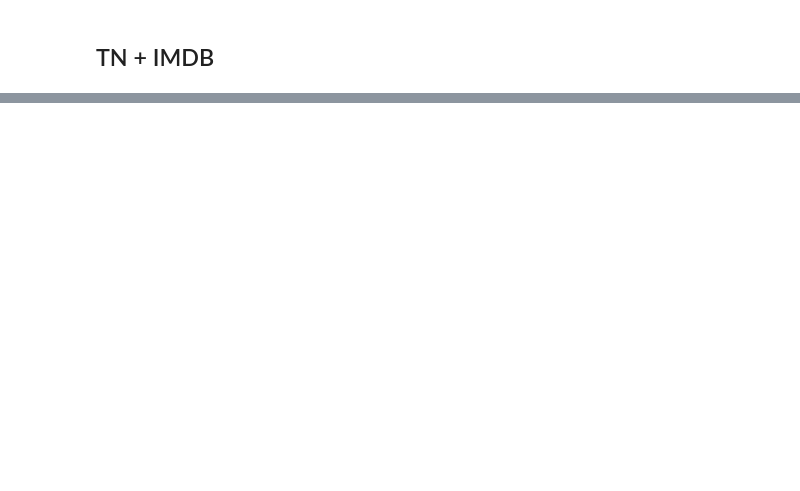
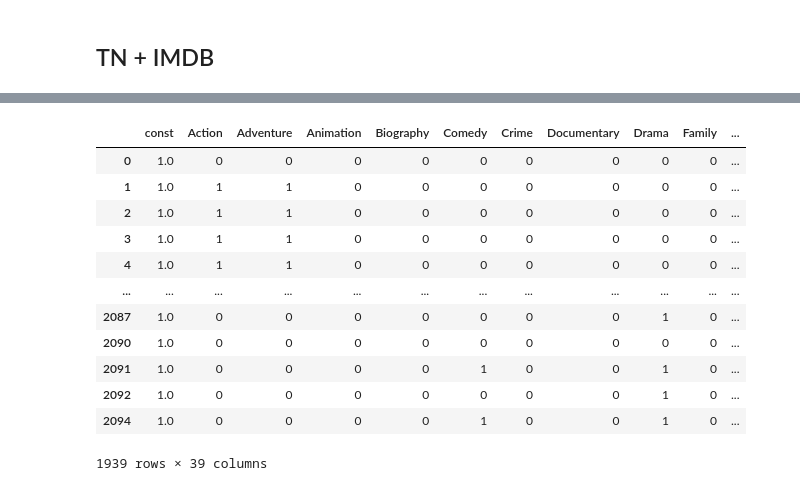
Before and after one commit to williambguo/ds-p2-project, a Jupyter notebook: code/eda.ipynb, the cells around one changed output, grey strips where cells are left out. Drawn from its saved outputs; the diff is of its cells as text; code cells hidden in the pictures; blank space fills up the shorter version.

```diff
--- a/code/eda.ipynb
+++ b/code/eda.ipynb
@@ -279,0 +342,3 @@ memory usage: 740.7+ KB
+# %%
+imdb.dropna(subset=['runtime_minutes'], inplace=True)
+imdb.info()
@@ -279,0 +368,10 @@ memory usage: 740.7+ KB
+# %%
+# Creating runtime buckets
+length60 = imdb['runtime_minutes'].between(0,60)
+length90 = imdb['runtime_minutes'].between(60,90)
+length120 = imdb['runtime_minutes'].between(90,120)
+length180 = imdb['runtime_minutes'].between(120,180)
+imdb['length_60'] = length60
+imdb['length_90'] = length90
+imdb['length_120'] = length120
+imdb['length_180'] = length180
@@ -279,0 +398,20 @@ memory usage: 740.7+ KB
+# %%
+y_5 = imdb['ROI']
+X_5 = imdb.drop(columns=['ROI', 'runtime_minutes', 'worldwide_gross', 'production_budget', 'title', 'premiere_day', 'premiere_year'])
+# %%
+X_5_augmented = sm.add_constant(X_5)
+X_5_augmented
+# %% [output]
+|  | const | Action | Adventure | Animation | Biography | Comedy | Crime | Documentary | Drama | Family | ... |
+| 0 | 1.0 | 0 | 0 | 0 | 0 | 0 | 0 | 0 | 0 | 0 | ... |
+| 1 | 1.0 | 1 | 1 | 0 | 0 | 0 | 0 | 0 | 0 | 0 | ... |
+| 2 | 1.0 | 1 | 1 | 0 | 0 | 0 | 0 | 0 | 0 | 0 | ... |
+| 3 | 1.0 | 1 | 1 | 0 | 0 | 0 | 0 | 0 | 0 | 0 | ... |
+| 4 | 1.0 | 1 | 1 | 0 | 0 | 0 | 0 | 0 | 0 | 0 | ... |
+| ... | ... | ... | ... | ... | ... | ... | ... | ... | ... | ... | ... |
+| 2087 | 1.0 | 0 | 0 | 0 | 0 | 0 | 0 | 0 | 1 | 0 | ... |
+| 2090 | 1.0 | 0 | 0 | 0 | 0 | 0 | 0 | 0 | 0 | 0 | ... |
+| 2091 | 1.0 | 0 | 0 | 0 | 0 | 1 | 0 | 0 | 1 | 0 | ... |
+| 2092 | 1.0 | 0 | 0 | 0 | 0 | 0 | 0 | 0 | 1 | 0 | ... |
+| 2094 | 1.0 | 0 | 0 | 0 | 0 | 1 | 0 | 0 | 1 | 0 | ... |
+1939 rows × 39 columns
```
Also changed, not shown: parts of 30 cells of this notebook, 2 other files.
